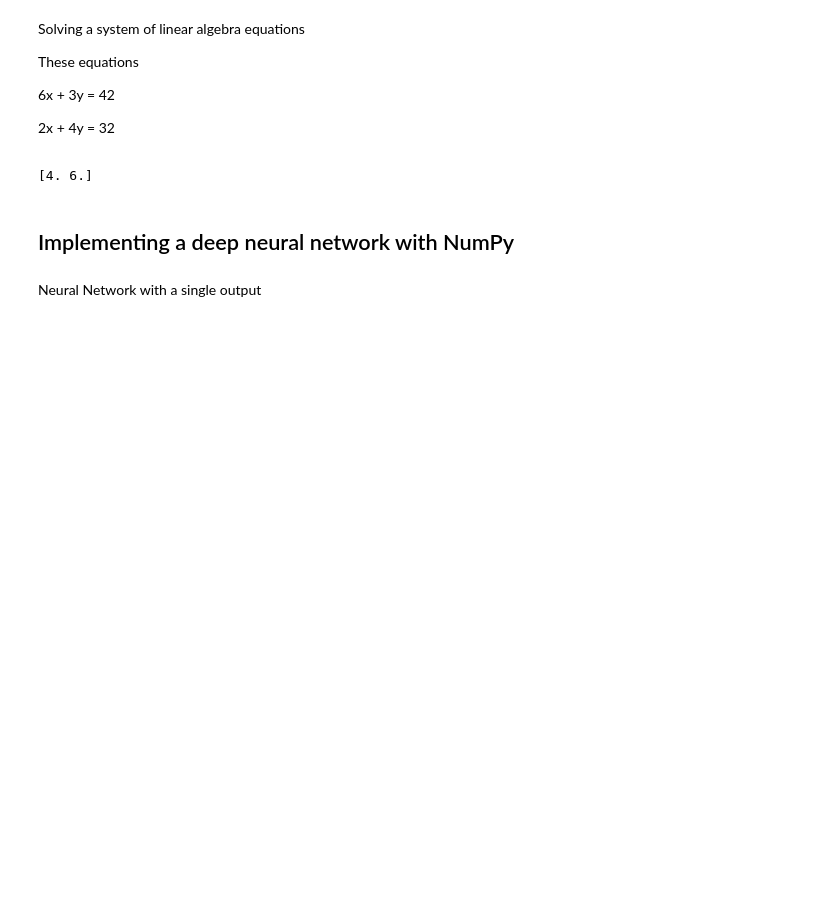
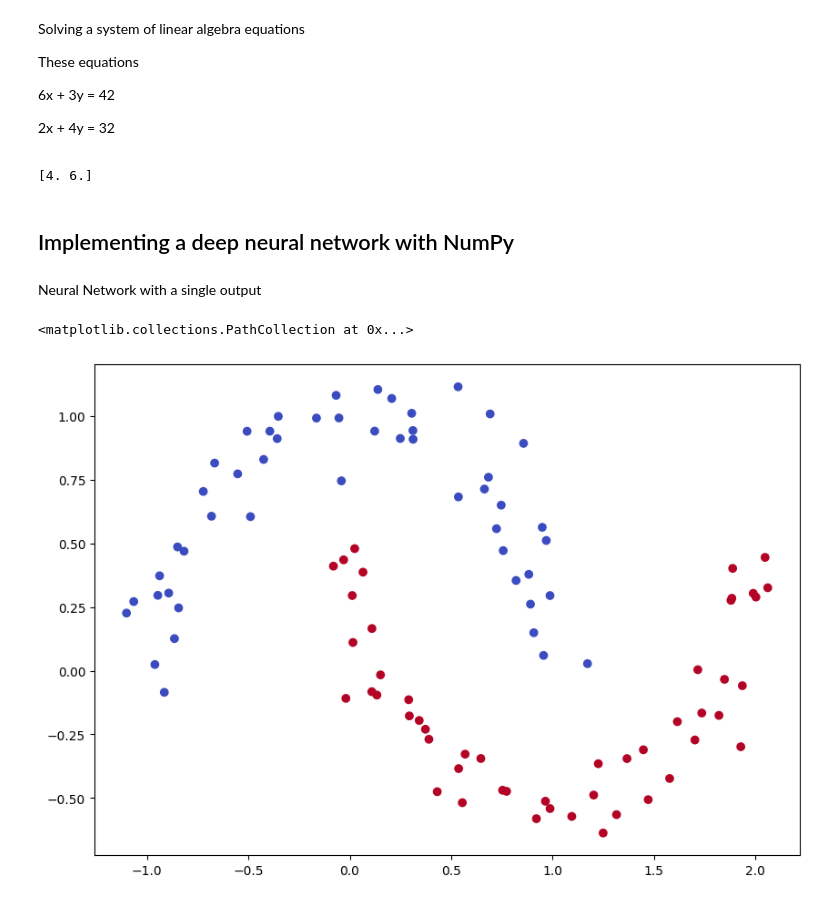
Before and after one commit to KennedyMungai/numpy_proper_intro, a Jupyter notebook: numpy.ipynb, the cells around one changed output. Saved outputs shown, nothing was run; the diff lists cells and outputs as text; code cells hidden in the pictures; blank space fills up the shorter version.

Commit message:
Created a scatter map

```diff
--- a/numpy.ipynb
+++ b/numpy.ipynb
@@ -596,3 +596,14 @@ print(X)
 from sklearn import datasets
 import matplotlib.pyplot as plt
 import numpy as np
+# %%
+np.random.seed(0)
+X, y = datasets.make_moons(100, noise=0.10)
+x1 = X[:, 0]
+x2 = X[:, 1]
+
+plt.figure(figsize=(10, 7))
+plt.scatter(x1, x2, c=y, cmap=plt.cm.coolwarm)
+# %% [output]
+<matplotlib.collections.PathCollection at 0x...>
+[figure, added]
```
